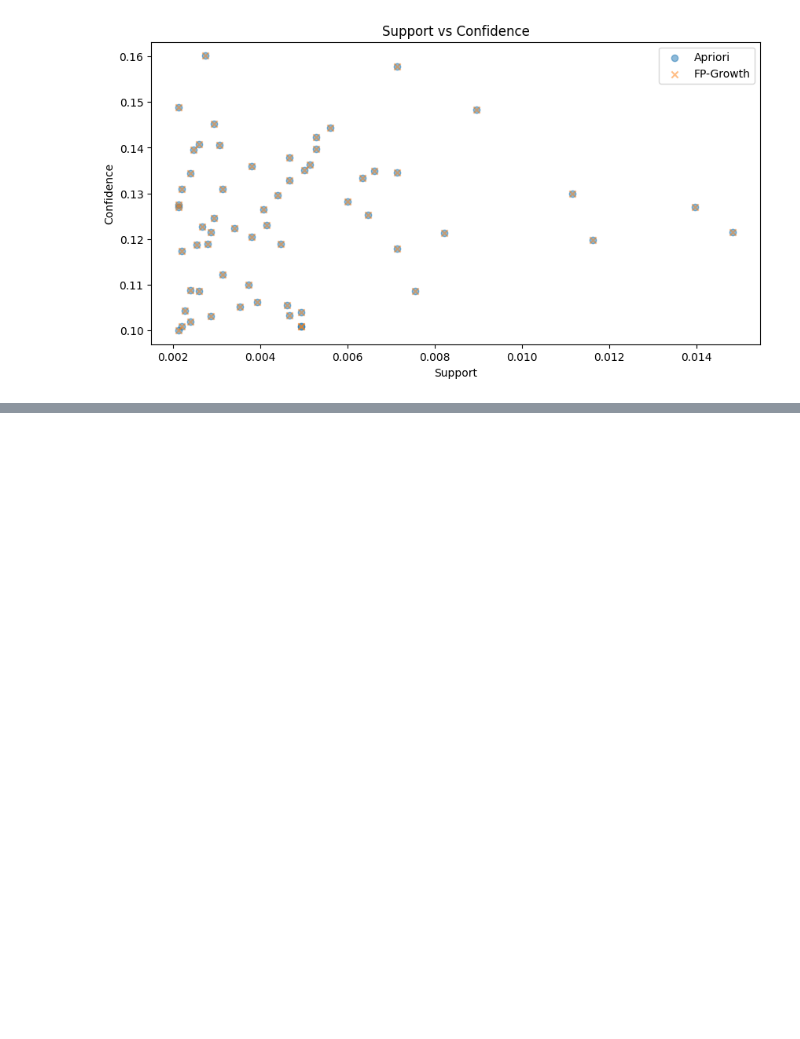
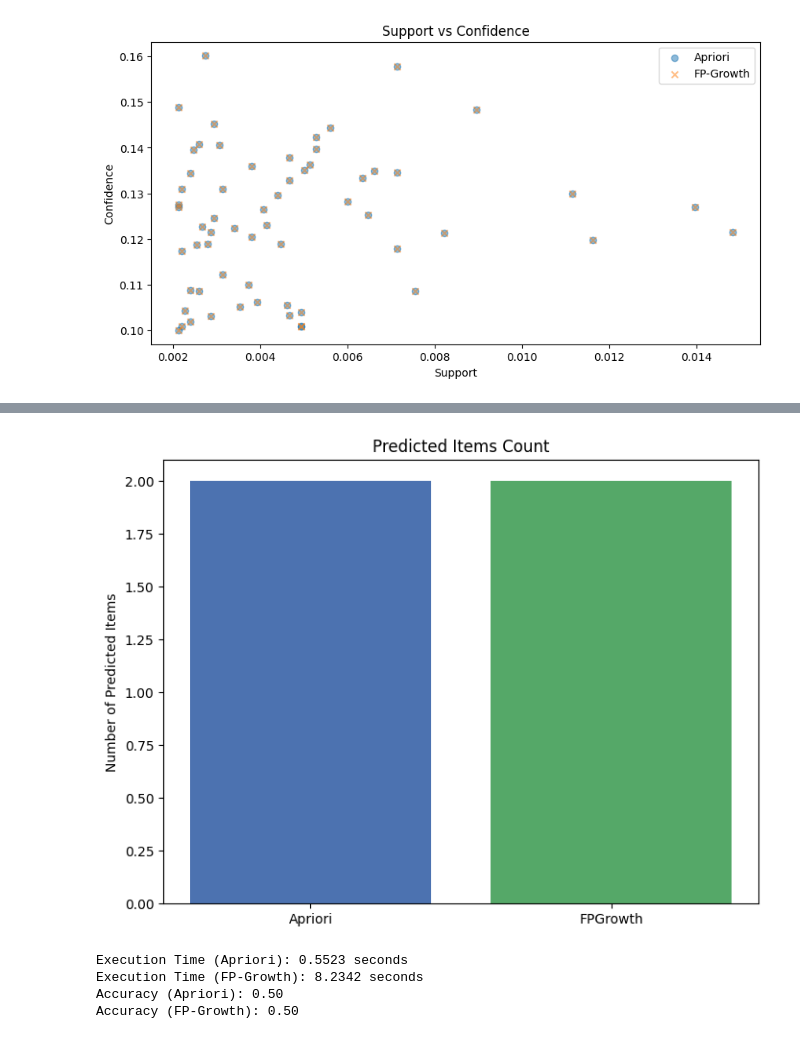
Before and after one commit to NA7RAWY/Comprehensive-Data-Mining-on-Health-Workout-Dataset, a Jupyter notebook: AssociationRule/Preprocessing.ipynb, the cells around one changed output, grey strips where cells are left out. Cells and saved outputs as stored; diff of their text form; code cells hidden in the pictures; blank space fills up the shorter version.

Commit message:
add sum plots

```diff
--- a/AssociationRule/Preprocessing.ipynb
+++ b/AssociationRule/Preprocessing.ipynb
@@ -124,3 +126,13 @@ Apriori Association Rules:
 12         (white bread)  (other vegetables)  0.002606    0.108635  0.889714
 13                (curd)  (other vegetables)  0.003542    0.105159  0.861243
 14                (curd)        (whole milk)  0.004144    0.123016  0.778962
+# %%
+plt.figure(figsize=(8, 6))
+labels = ['Apriori', 'FPGrowth']
+predictions = [len(predicted_items_apriori), len(predicted_items_fpgrowth)]
+plt.bar(labels, predictions, color=['#4C72B0', '#55A868'])
+plt.title("Predicted Items Count")
+plt.ylabel("Number of Predicted Items")
+plt.show()
+# %% [output]
+[figure, added]
@@ -126,0 +169,10 @@ Apriori Association Rules:
+# %%
+print(f"Execution Time (Apriori): {time_apriori:.4f} seconds")
+print(f"Execution Time (FP-Growth): {time_fpgrowth:.4f} seconds")
+print(f"Accuracy (Apriori): {accuracy_apriori:.2f}")
+print(f"Accuracy (FP-Growth): {accuracy_fpgrowth:.2f}")
+# %% [output]
+Execution Time (Apriori): 0.5523 seconds
+Execution Time (FP-Growth): 8.2342 seconds
+Accuracy (Apriori): 0.50
+Accuracy (FP-Growth): 0.50
```
Also changed, not shown: parts of 9 cells of this notebook, 2 other files.
